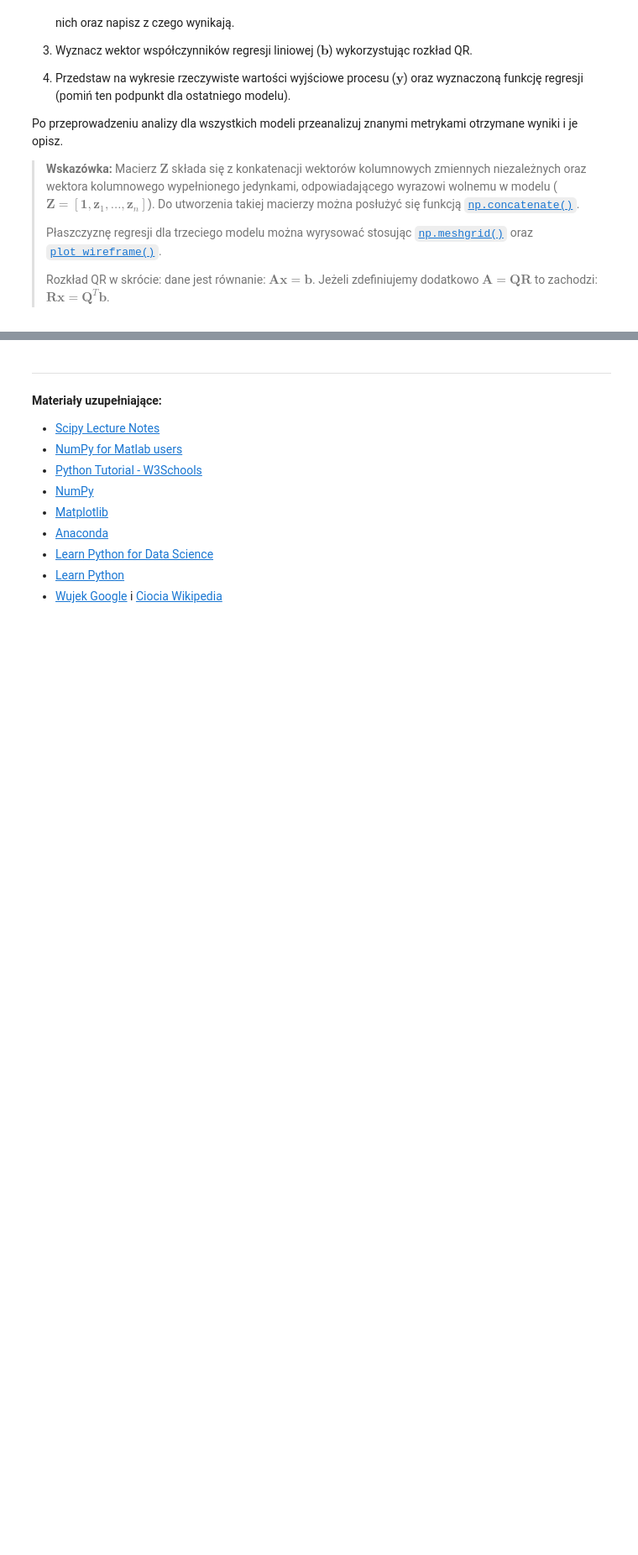
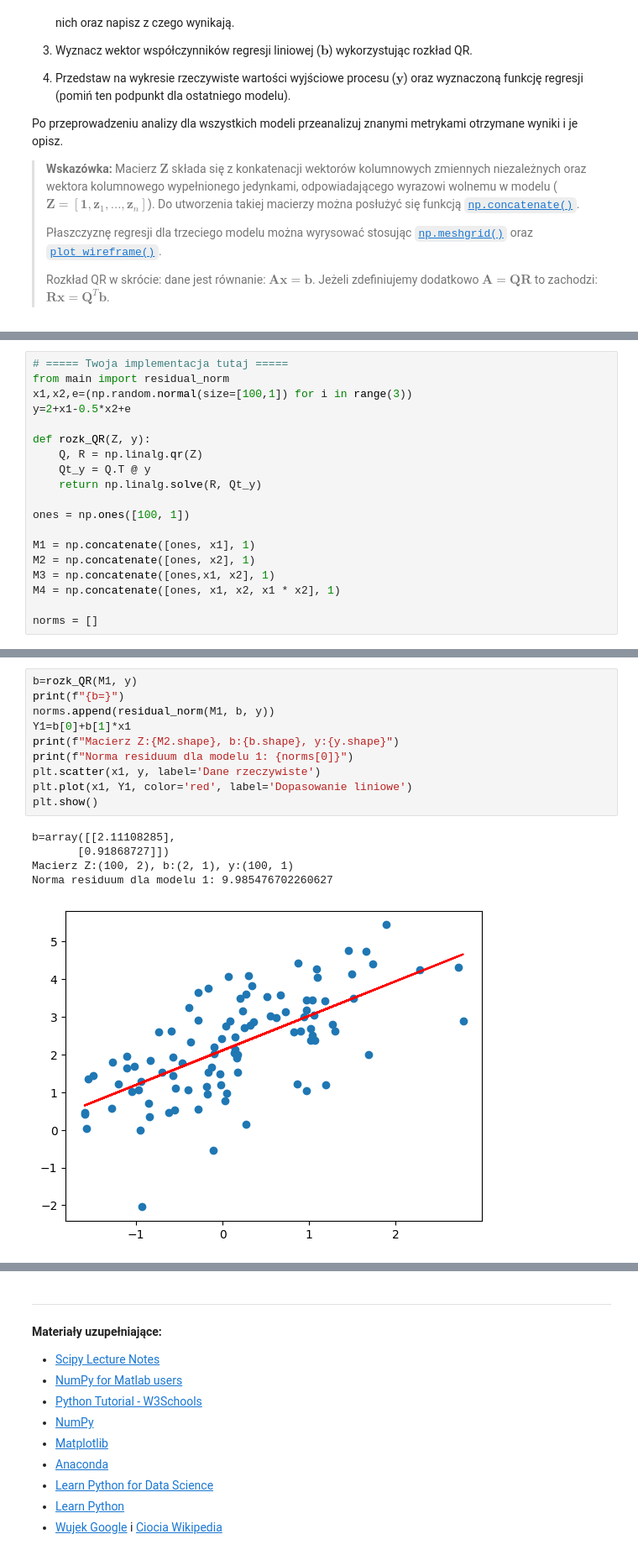
Before and after one commit to MN-KJ-2025/lab-5-r-wnania-m-x-n-GrawtoG, a Jupyter notebook: sprawozdanie.ipynb, the cells around one changed output, grey strips where cells are left out. Shown: that part at 84% size. Cells and saved outputs as stored; diff of their text form; blank space fills up the shorter version.

```diff
--- a/sprawozdanie.ipynb
+++ b/sprawozdanie.ipynb
@@ -313,0 +407,19 @@ print(y)
+# %%
+# ===== Twoja implementacja tutaj =====
+from main import residual_norm
+x1,x2,e=(np.random.normal(size=[100,1]) for i in range(3))
+y=2+x1-0.5*x2+e
+
+def rozk_QR(Z, y):
+    Q, R = np.linalg.qr(Z)
+    Qt_y = Q.T @ y
+    return np.linalg.solve(R, Qt_y)
+
+ones = np.ones([100, 1])
+
+M1 = np.concatenate([ones, x1], 1)
+M2 = np.concatenate([ones, x2], 1)
+M3 = np.concatenate([ones,x1, x2], 1)
+M4 = np.concatenate([ones, x1, x2, x1 * x2], 1)
+
+norms = []
@@ -313,0 +441,16 @@ print(y)
+# %%
+b=rozk_QR(M1, y)
+print(f"{b=}")
+norms.append(residual_norm(M1, b, y))
+Y1=b[0]+b[1]*x1
+print(f"Macierz Z:{M2.shape}, b:{b.shape}, y:{y.shape}")
+print(f"Norma residuum dla modelu 1: {norms[0]}")
+plt.scatter(x1, y, label='Dane rzeczywiste')
+plt.plot(x1, Y1, color='red', label='Dopasowanie liniowe')
+plt.show()
+# %% [output]
+b=array([[2.11108285],
+       [0.91868727]])
+Macierz Z:(100, 2), b:(2, 1), y:(100, 1)
+Norma residuum dla modelu 1: 9.985476702260627
+[figure, added]
```
Also changed, not shown: parts of 17 cells of this notebook, 3 other files.
